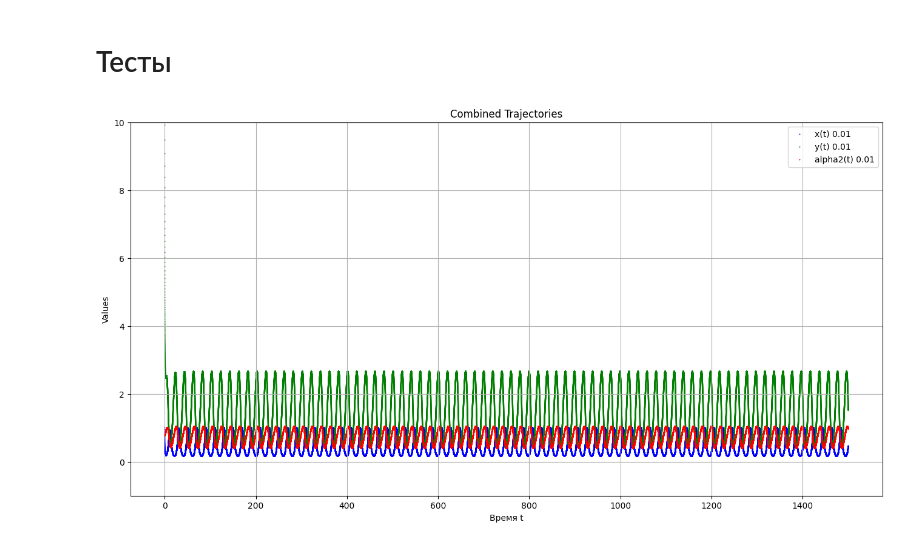
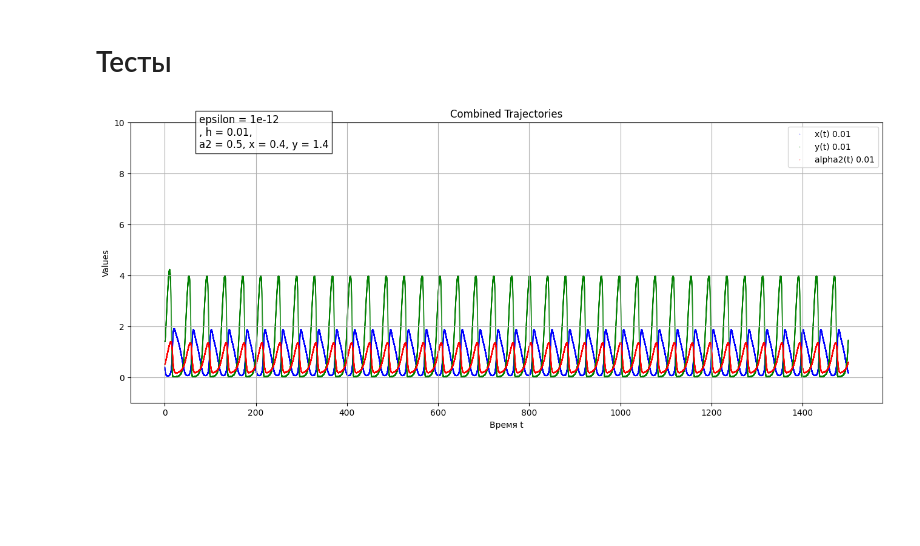
Before and after one commit to Tisuder/NM-population-evolution, a Jupyter notebook: main.ipynb, the cells around one changed output. Saved outputs shown, nothing was run; the diff lists cells and outputs as text; code cells hidden in the pictures; blank space fills up the shorter version.

```diff
--- a/main.ipynb
+++ b/main.ipynb
@@ -48,7 +76,7 @@ filterwarnings("ignore", category=UserWarning)
 ### Система
 # %%
 @njit
-def system_func(t, v, epsilon=0.05):
+def system_func(t, v, epsilon=0.05, extinction_threshold=0.001):
     x, y, a2 = v
     a2_reg = a2 if abs(a2) > 1e-10 else 1e-10
 
@@ -56,6 +84,13 @@ def system_func(t, v, epsilon=0.05):
     dydt = y * (2 * a2 - 0.5 * y - 3.5 * (a2_reg**2) * x)
     da2dt = epsilon * (2 - 7 * a2 * x)
 
+    if x < extinction_threshold:
+        dxdt = 0
+    if y < extinction_threshold:
+        dydt = 0
+    if a2 < extinction_threshold:
+        da2dt = 0
+
     return np.array([dxdt, dydt, da2dt])
 # %% [markdown]
 ### Функции методов
@@ -1759,7 +649,7 @@ from numba import njit
 
 # 1. СИСТЕМА УРАВНЕНИЙ
 @njit
-def system_equations(t, state, epsilon):
+def func(t, state, epsilon):
     x, y, alpha2 = state
     if alpha2 < 1e-12: alpha2 = 1e-12 # Защита от деления на ноль
 
@@ -1793,7 +683,7 @@ def system_jacobian(state, epsilon):
 
 # 3. ВАШ СОБСТВЕННЫЙ ЖЕСТКИЙ РЕШАТЕЛЬ (Неявный Эйлер)
 @njit
-def implicit_euler_newton(y0, t_span, h, epsilon, tol=1e-7, max_iter=20):
+def implicit_euler_newton(func,y0, t_span, h, epsilon, tol=1e-7, max_iter=20):
     n_steps = int((t_span[1] - t_span[0]) / h) + 1
     t = np.linspace(t_span[0], t_span[1], n_steps)
     y = np.zeros((n_steps, 3))
@@ -1803,12 +693,12 @@ def implicit_euler_newton(y0, t_span, h, epsilon, tol=1e-7, max_iter=20):
 
     for i in range(n_steps - 1):
         # Начальное приближение (Предиктор)
-        y_guess = y[i] + h * system_equations(t[i], y[i], epsilon)
+        y_guess = y[i] + h * func(t[i], y[i], epsilon)
 
         # Метод Ньютона (Корректор)
         for _ in range(max_iter):
             # Вектор невязки: F(y) = y_new - y_old - h * f(y_new)
-            F = y_guess - y[i] - h * system_equations(t[i+1], y_guess, epsilon)
+            F = y_guess - y[i] - h * func(t[i+1], y_guess, epsilon)
 
             # Матрица системы: J_F = I - h * J_f
             J_f = system_jacobian(y_guess, epsilon)
@@ -2107,22 +1060,29 @@ investigate_parameters()
 # %%
-y0_initial = np.array([1, 15, 0.8], dtype=np.float64)
+x0 = 0.4
+y0 = 1.4
+a0 = 0.5
+eps = 0.05
+
+
+y0_initial = np.array([x0, y0, a0], dtype=np.float64)
 def draw_plots(y0_initial, t_max, h, method, **kwargs):
-    plt.figure(figsize=(16, 8))
+    plt.figure(figsize=(16, 6))
     t_range_plot = np.array([0, t_max], dtype=np.float64)
     t_plot, y_plot = method(system_func, y0_initial, t_range_plot, h=h)
 
-    eps = 1e-16
+    eps = 1e-12
 
     plt.scatter(t_plot, y_plot[:, 0], label=f'x(t) {h}', c=np.where(y_plot[:, 0] > eps, 'blue', 'black'),  **kwargs)
     plt.scatter(t_plot, y_plot[:, 1], label=f'y(t) {h}', c=np.where(y_plot[:, 1] > eps, 'green', 'black'), **kwargs)
     plt.scatter(t_plot, y_plot[:, 2], label=f'alpha2(t) {h}', c=np.where(y_plot[:, 2] > eps, 'red', 'black'), **kwargs)
     plt.xlabel('Время t')
     plt.ylabel('Values')
     plt.ylim(-1, 10)
+    plt.text(0.05*t_max, 9, f'epsilon = {eps}\n, h = {h},\na2 = {y0_initial[2]}, x = {y0_initial[0]}, y = {y0_initial[1]}', fontsize=12, bbox=dict(facecolor='white', alpha=0.8))
     plt.title('Combined Trajectories')
     plt.legend()
     plt.grid(True)
 
-draw_plots(y0_initial, t_max=1500, h=0.01, method=lambda f, y0, t_span, h: implicit_euler_newton(y0, t_span, h, epsilon=0.07), alpha=0.7, s=0.5)
+draw_plots(y0_initial, t_max=1500, h=0.01, method=lambda f, y0, t_span, h: implicit_euler_newton(f, y0, t_span, h, epsilon=eps), alpha=0.5, s=0.1)
 # %% [output]
-[figure, old version]
+[figure, new version]
```
Also changed, not shown: parts of 14 cells of this notebook, 6 other files.
